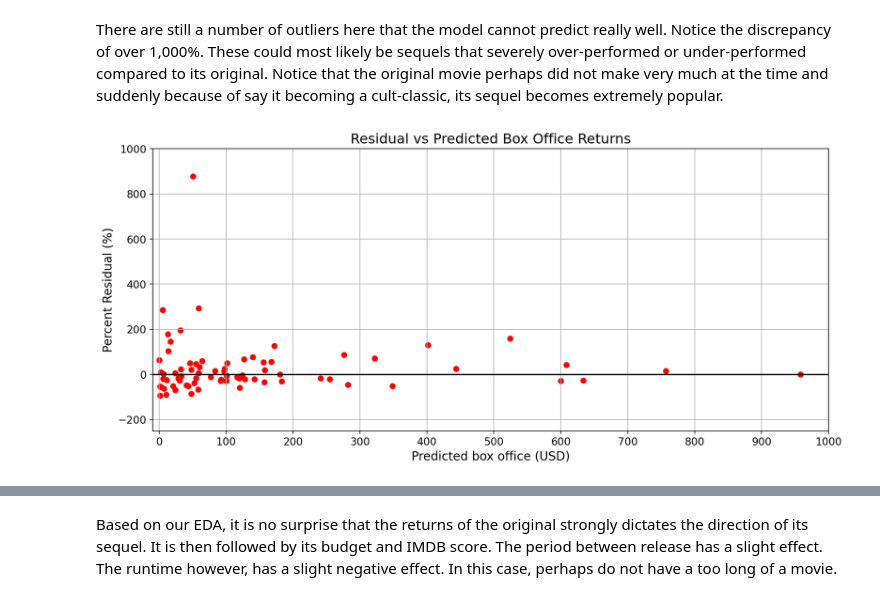
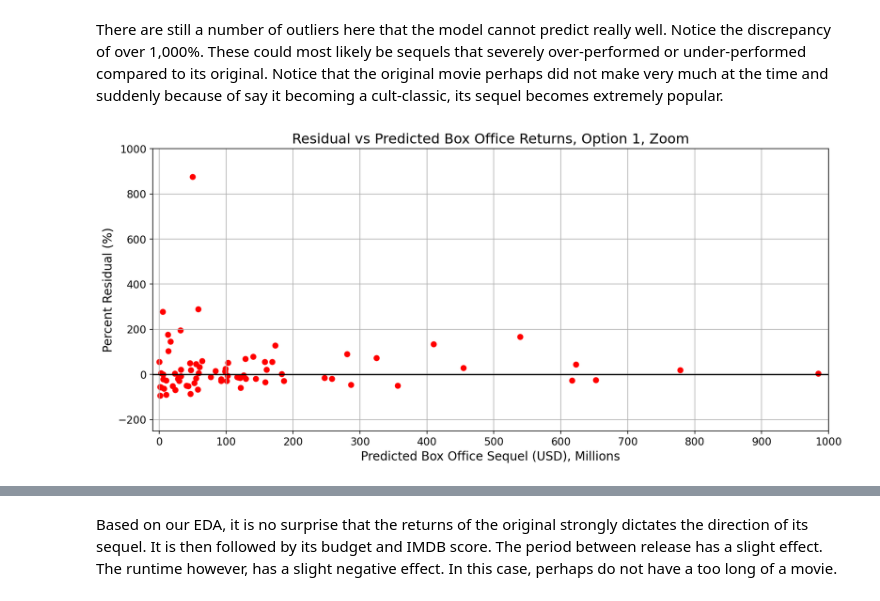
Before and after one commit to phoitack/Springboard_MEC_3.5.2_Capstone_submission, a Jupyter notebook: 05_Box_Office_Movie_Franchise_Predictor_Modeling.ipynb, the cells around one changed output, grey strips where cells are left out. Saved outputs shown, nothing was run; the diff lists cells and outputs as text; code cells hidden in the pictures.

```diff
--- a/05_Box_Office_Movie_Franchise_Predictor_Modeling.ipynb
+++ b/05_Box_Office_Movie_Franchise_Predictor_Modeling.ipynb
@@ -650,17 +665,9 @@ plt.savefig('./images/residuals_option_1.png')
 # %% [markdown]
 There are still a number of outliers here that the model cannot predict really well. Notice the discrepancy of over 1,000%. These could most likely be sequels that severely over-performed or under-performed compared to its original. Notice that the original movie perhaps did not make very much at the time and suddenly because of say it becoming a cult-classic, its sequel becomes extremely popular.
-# %%
-plt.figure(figsize=(14,6))
-plt.scatter(y1_pred_test/1e6,pct_residuals,color='red');
-plt.xlabel('Predicted box office (USD)',fontsize=14);
-plt.ylabel('Percent Residual (%)',fontsize=14);
-plt.title('Residual vs Predicted Box Office Returns',fontsize=16);
-plt.axis([-10, 1000, -250, 1000])
-plt.xticks(np.arange(0, 1000+1, 100))
-plt.xticks(fontsize=12)
-plt.yticks(fontsize=12)
-plt.axhline(y = 0, color='black');
-plt.grid()
-plt.savefig('./images/residuals_option_1_zoom.svg')
-# %% [output]
-[figure, removed]
+# %%
+option = 1
+zoom = 'Y'
+
+plot_residuals(model_best,X1_test_scaled,y1_test,zoom,1)
+# %% [output]
+[figure, added]
```
Also changed, not shown: parts of 22 cells of this notebook, 15 other files.
